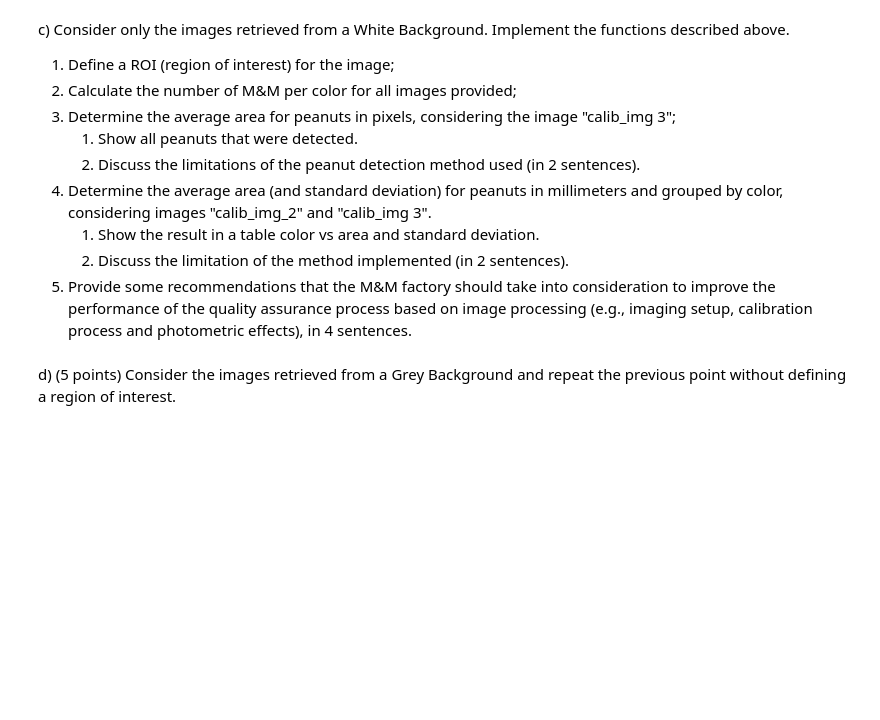
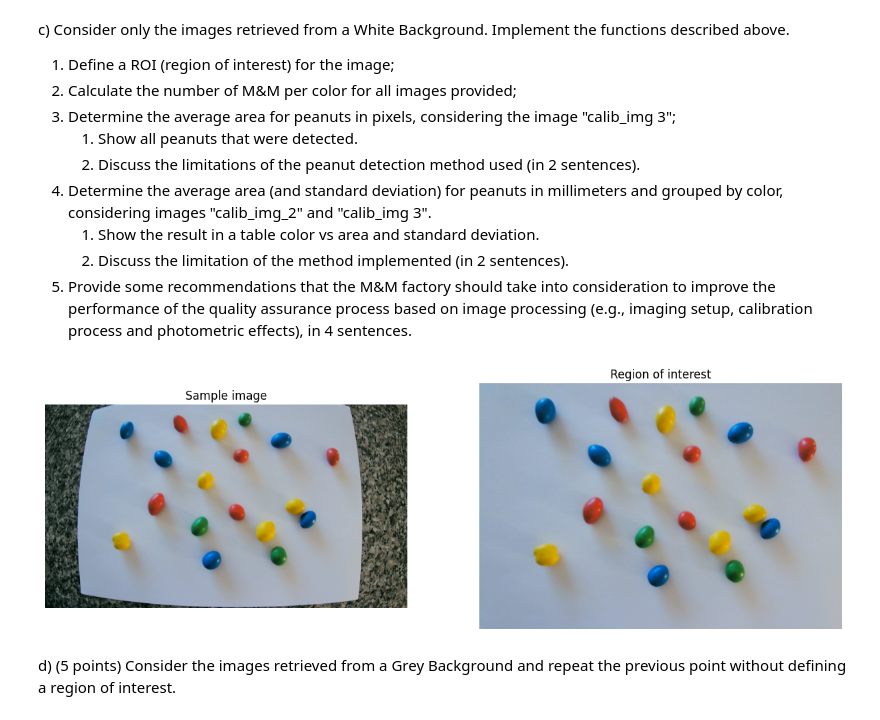
Before and after one commit to nhpf/cv-feup, a Jupyter notebook: assignment_1/main.ipynb, the cells around one changed output. Cells and saved outputs as stored; diff of their text form; code cells hidden in the pictures; blank space fills up the shorter version.

```diff
--- a/assignment_1/main.ipynb
+++ b/assignment_1/main.ipynb
@@ -126,7 +126,7 @@ def undistort_and_get_roi(K, D, fname, apply_paper_roi=True):
     new_camera_mtx, roi = cv2.getOptimalNewCameraMatrix(K, D, (w, h), 1, (w, h))
 
     # mapx, mapy are the correction factors that will be applied in each image to eliminate distortion
-    mapx, mapy = cv2.initUndistortRectifyMap(mtx, dist, None, new_camera_mtx, (w, h), 5)
+    mapx, mapy = cv2.initUndistortRectifyMap(K, D, None, new_camera_mtx, (w, h), 5)
 
     # Returns the undistorted image
     corr = cv2.remap(img, mapx, mapy, cv2.INTER_LINEAR)
@@ -227,3 +227,22 @@ c) Consider only the images retrieved from a White Background. Implement the fun
     1. Show the result in a table color vs area and standard deviation.
     2. Discuss the limitation of the method implemented (in 2 sentences).
 5. Provide some recommendations that the M&M factory should take into consideration to improve the performance of the quality assurance process based on image processing (e.g., imaging setup, calibration process and photometric effects), in 4 sentences.
+# %%
+# Step 1 - undistort image and apply ROI as previously defined
+path_white_3 = "./WhiteBackground/calib_img 3.png"
+img_white_3 = cv2.imread(path_white_3)
+roi_white_3 = undistort_and_get_roi(mtx, dist, path_white_3, apply_paper_roi=True)
+
+# Display images using plt
+plt.figure(figsize=(15, 15))
+plt.subplot(121)
+plt.imshow(cv2.cvtColor(img_white_3, cv2.COLOR_BGR2RGB))
+plt.title("Sample image")
+plt.axis("off")
+plt.subplot(122)
+plt.imshow(cv2.cvtColor(roi_white_3, cv2.COLOR_BGR2RGB))
+plt.title("Region of interest")
+plt.axis("off")
+plt.show()
+# %% [output]
+[figure, added]
```
Also changed, not shown: parts of 2 cells of this notebook.
